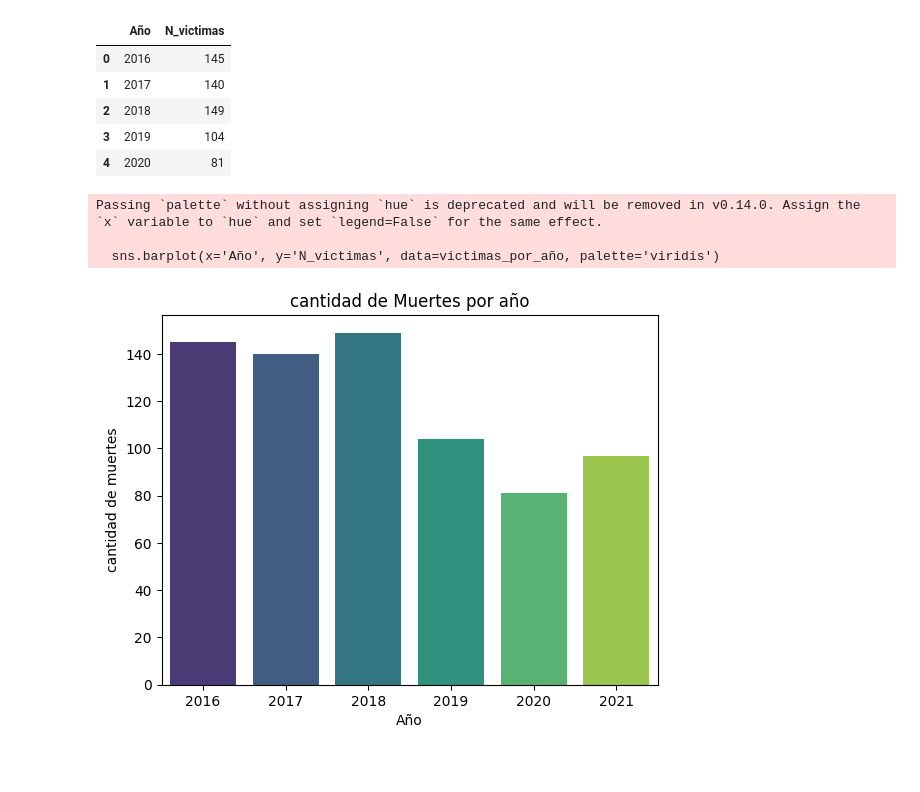
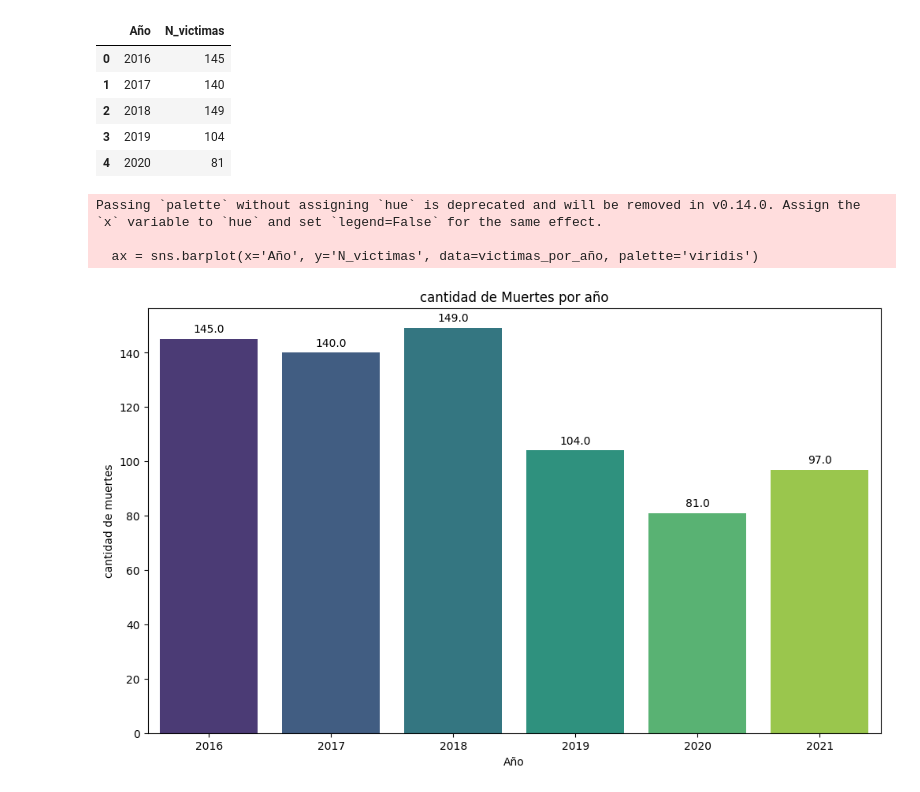
Before and after one commit to matiasbarriosled/PiDa2, a Jupyter notebook: EDA/EDA.ipynb, the cells around one changed output. Drawn from its saved outputs; the diff is of its cells as text; code cells hidden in the pictures; blank space fills up the shorter version.

```diff
--- a/EDA/EDA.ipynb
+++ b/EDA/EDA.ipynb
@@ -62,12 +62,19 @@ victimas_por_año.head()
 | 3 | 2019 | 104 |
 | 4 | 2020 | 81 |
 # %%
+plt.figure(figsize=(12, 7))
 plt.title('cantidad de Muertes por año')
 plt.ylabel('cantidad de muertes')
-sns.barplot(x='Año', y='N_victimas', data=victimas_por_año, palette='viridis')
+ax = sns.barplot(x='Año', y='N_victimas', data=victimas_por_año, palette='viridis')
+for p in ax.patches:
+    ax.annotate(format(p.get_height(), '.1f'),
+                (p.get_x() + p.get_width() / 2., p.get_height()),
+                ha = 'center', va = 'center',
+                xytext = (0, 9),
+                textcoords = 'offset points')
 plt.show()
 # %% [output]
 Passing `palette` without assigning `hue` is deprecated and will be removed in v0.14.0. Assign the `x` variable to `hue` and set `legend=False` for the same effect.
 
-  sns.barplot(x='Año', y='N_victimas', data=victimas_por_año, palette='viridis')
+  ax = sns.barplot(x='Año', y='N_victimas', data=victimas_por_año, palette='viridis')
-[figure, old version]
+[figure, new version]
```
